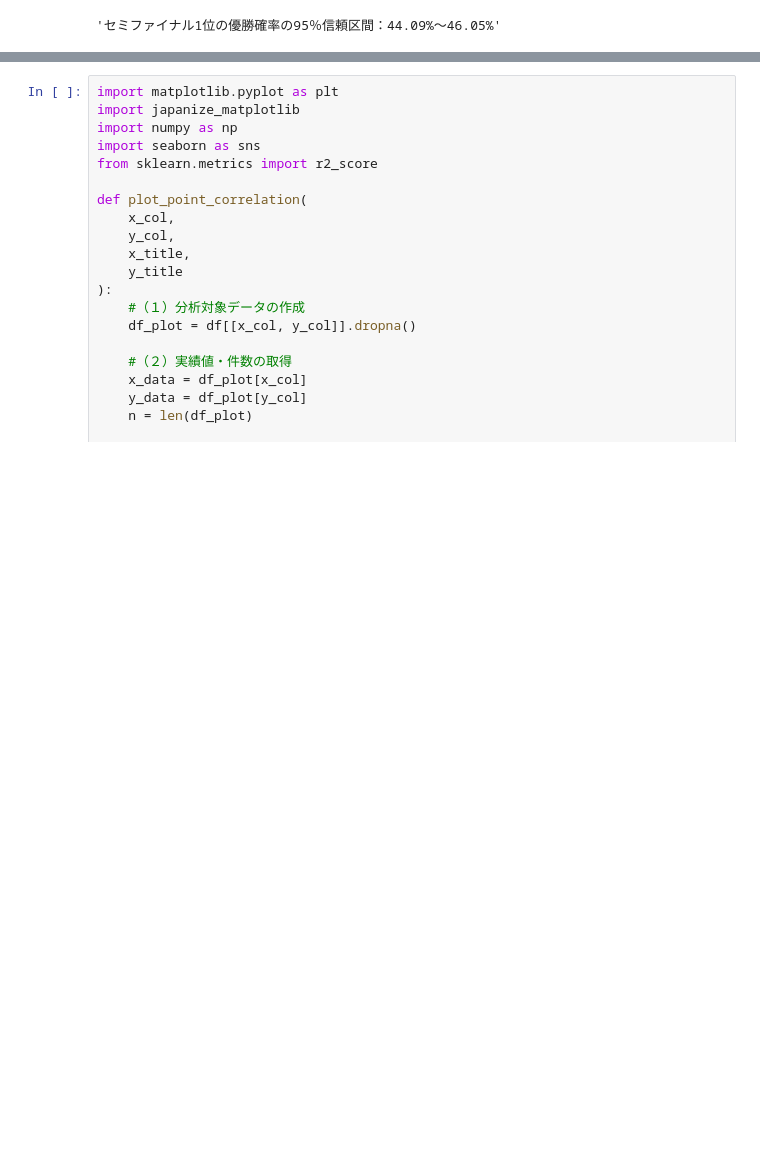
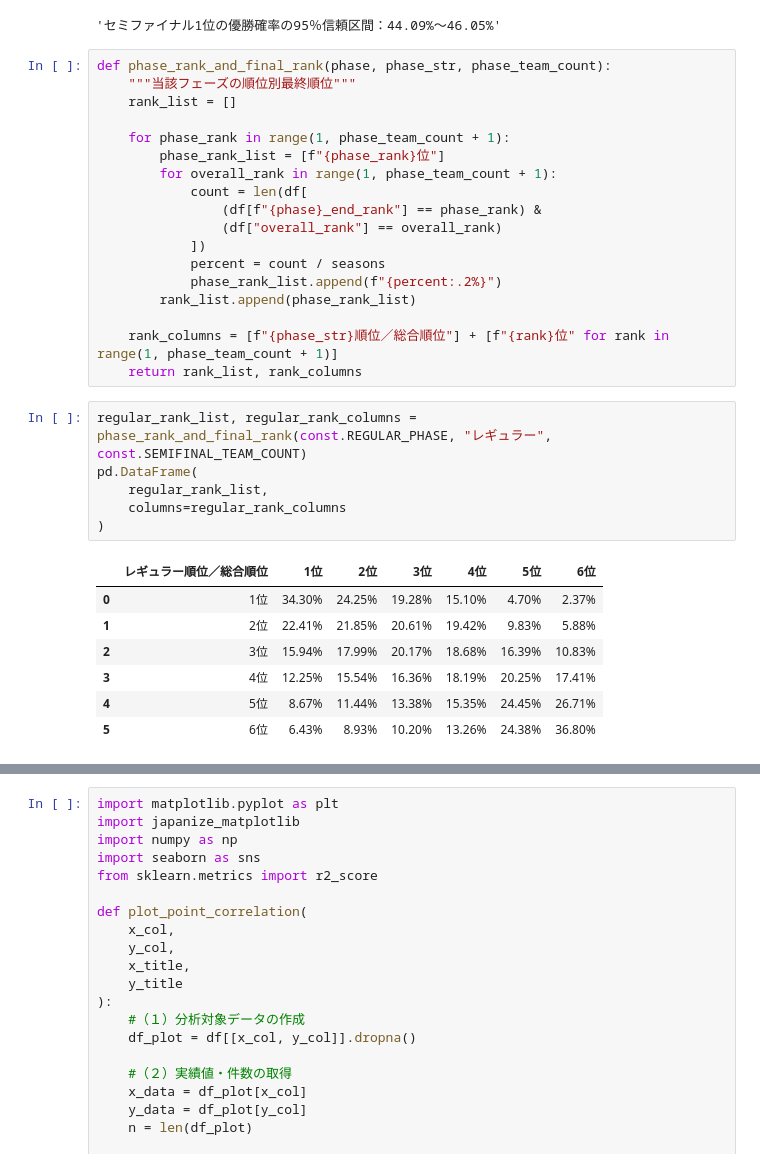
Before and after one commit to Ogimatsu/MLeagueMontecarloSimulator, a Jupyter notebook: analyze/analyze.ipynb, the cells around one changed output, grey strips where cells are left out. Drawn from its saved outputs; the diff is of its cells as text; blank space fills up the shorter version.

```diff
--- a/analyze/analyze.ipynb
+++ b/analyze/analyze.ipynb
@@ -115,3 +116,35 @@ champion_phase(const.SEMIFINAL_PHASE, "セミファイナル", const.FINAL_TEAM_
 'セミファイナル3位の優勝回数: 1770、優勝確率: 17.70%'
 'セミファイナル4位の優勝回数: 1135、優勝確率: 11.35%'
 'セミファイナル1位の優勝確率の95％信頼区間：44.09%～46.05%'
+# %%
+def phase_rank_and_final_rank(phase, phase_str, phase_team_count):
+    """当該フェーズの順位別最終順位"""
+    rank_list = []
+
+    for phase_rank in range(1, phase_team_count + 1):
+        phase_rank_list = [f"{phase_rank}位"]
+        for overall_rank in range(1, phase_team_count + 1):
+            count = len(df[
+                (df[f"{phase}_end_rank"] == phase_rank) &
+                (df["overall_rank"] == overall_rank)
+            ])
+            percent = count / seasons
+            phase_rank_list.append(f"{percent:.2%}")
+        rank_list.append(phase_rank_list)
+
+    rank_columns = [f"{phase_str}順位／総合順位"] + [f"{rank}位" for rank in range(1, phase_team_count + 1)]
+    return rank_list, rank_columns
+# %%
+regular_rank_list, regular_rank_columns = phase_rank_and_final_rank(const.REGULAR_PHASE, "レギュラー", const.SEMIFINAL_TEAM_COUNT)
+pd.DataFrame(
+    regular_rank_list,
+    columns=regular_rank_columns
+)
+# %% [output]
+|  | レギュラー順位／総合順位 | 1位 | 2位 | 3位 | 4位 | 5位 | 6位 |
+| 0 | 1位 | 34.30% | 24.25% | 19.28% | 15.10% | 4.70% | 2.37% |
+| 1 | 2位 | 22.41% | 21.85% | 20.61% | 19.42% | 9.83% | 5.88% |
+| 2 | 3位 | 15.94% | 17.99% | 20.17% | 18.68% | 16.39% | 10.83% |
+| 3 | 4位 | 12.25% | 15.54% | 16.36% | 18.19% | 20.25% | 17.41% |
+| 4 | 5位 | 8.67% | 11.44% | 13.38% | 15.35% | 24.45% | 26.71% |
+| 5 | 6位 | 6.43% | 8.93% | 10.20% | 13.26% | 24.38% | 36.80% |
```
Also changed, not shown: parts of 2 cells of this notebook, 1 other file.
